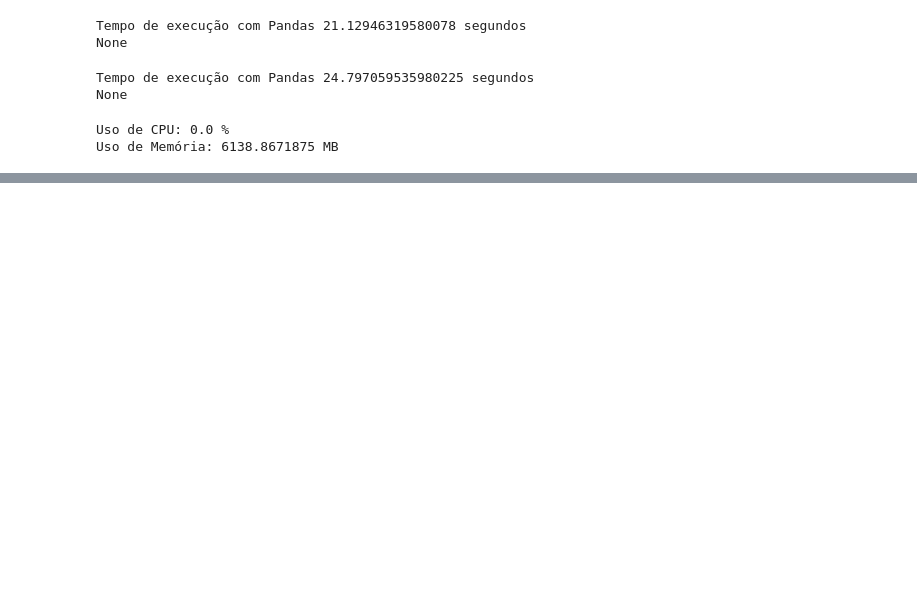
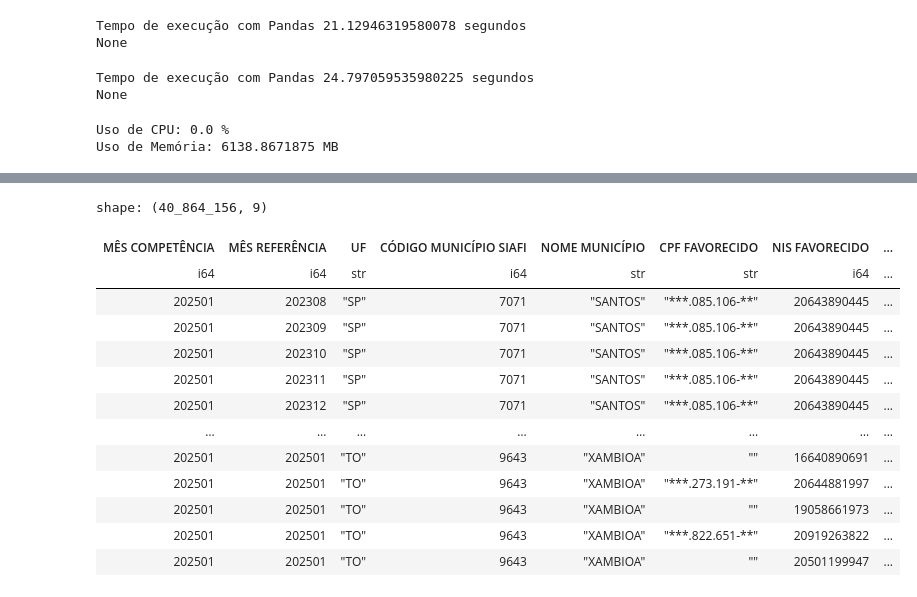
Before and after one commit to ResidenciaSerratecDados/Big_Data, a Jupyter notebook: BigData.ipynb, the cells around one changed output, grey strips where cells are left out. Drawn from its saved outputs; the diff is of its cells as text; code cells hidden in the pictures; blank space fills up the shorter version.

```diff
--- a/BigData.ipynb
+++ b/BigData.ipynb
@@ -107,0 +160,17 @@ Uso de Memória: 6138.8671875 MB
+# %%
+display(df_010225.filter(pl.col("MÊS COMPETÊNCIA")==202501))
+# %% [output]
+shape: (40_864_156, 9)
+| MÊS COMPETÊNCIA | MÊS REFERÊNCIA | UF | CÓDIGO MUNICÍPIO SIAFI | NOME MUNICÍPIO | CPF FAVORECIDO | NIS FAVORECIDO | ... |
+| i64 | i64 | str | i64 | str | str | i64 | ... |
+| 202501 | 202308 | "SP" | 7071 | "SANTOS" | "***.085.106-**" | 20643890445 | ... |
+| 202501 | 202309 | "SP" | 7071 | "SANTOS" | "***.085.106-**" | 20643890445 | ... |
+| 202501 | 202310 | "SP" | 7071 | "SANTOS" | "***.085.106-**" | 20643890445 | ... |
+| 202501 | 202311 | "SP" | 7071 | "SANTOS" | "***.085.106-**" | 20643890445 | ... |
+| 202501 | 202312 | "SP" | 7071 | "SANTOS" | "***.085.106-**" | 20643890445 | ... |
+| … | … | … | … | … | … | … | ... |
+| 202501 | 202501 | "TO" | 9643 | "XAMBIOA" | "" | 16640890691 | ... |
+| 202501 | 202501 | "TO" | 9643 | "XAMBIOA" | "***.273.191-**" | 20644881997 | ... |
+| 202501 | 202501 | "TO" | 9643 | "XAMBIOA" | "" | 19058661973 | ... |
+| 202501 | 202501 | "TO" | 9643 | "XAMBIOA" | "***.822.651-**" | 20919263822 | ... |
+| 202501 | 202501 | "TO" | 9643 | "XAMBIOA" | "" | 20501199947 | ... |
```
Also changed, not shown: parts of 24 cells of this notebook, 1 other file.
